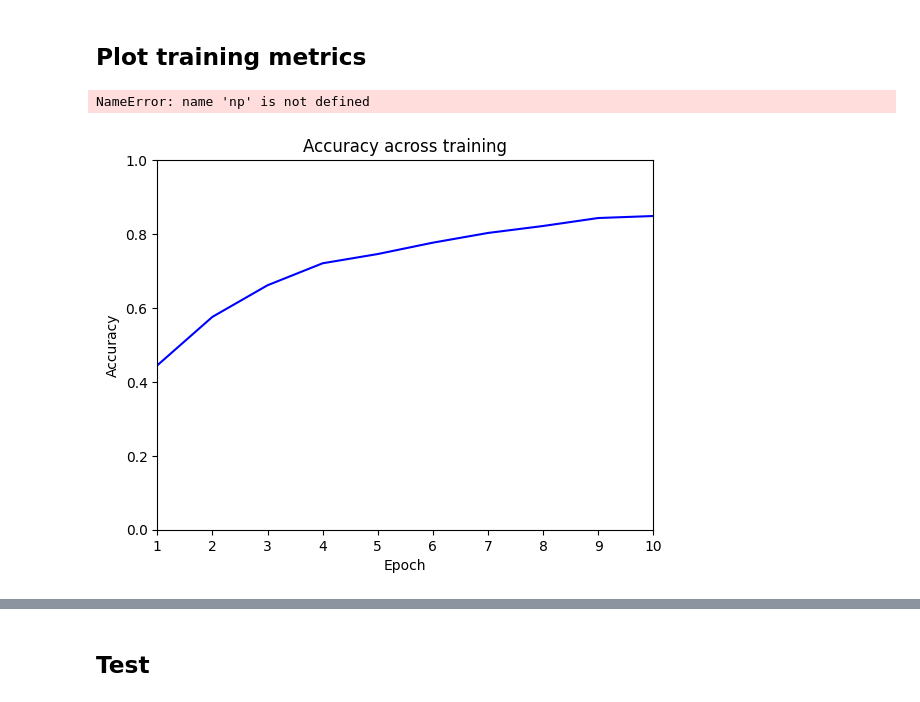
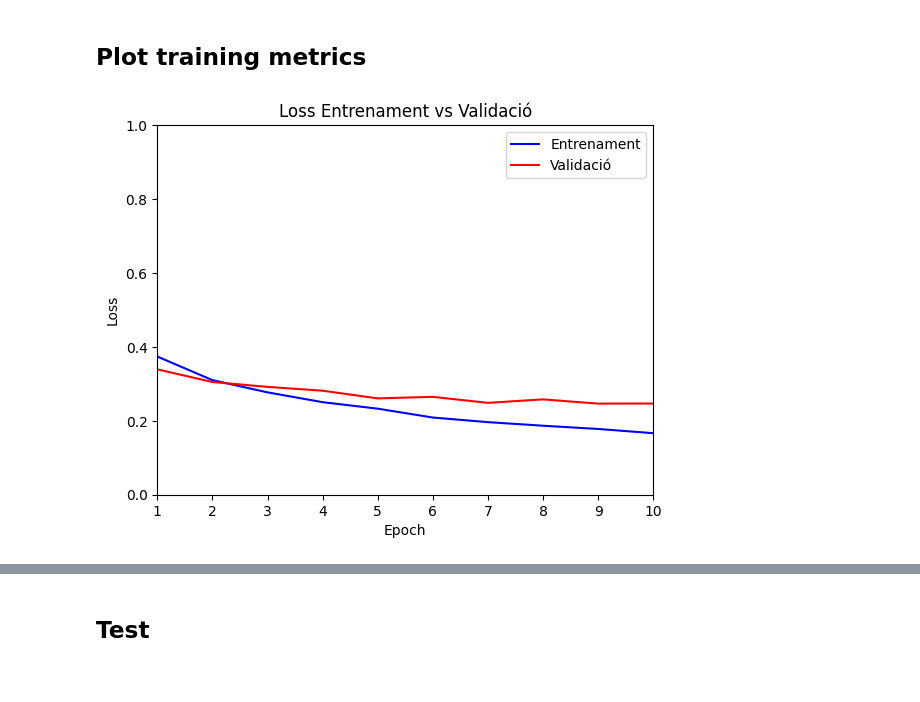
Before and after one commit to ocasalsmo/Edicio_de_video_multicamera, a Jupyter notebook: main.ipynb, the cells around one changed output, grey strips where cells are left out. Saved outputs shown, nothing was run; the diff lists cells and outputs as text; code cells hidden in the pictures.

```diff
--- a/main.ipynb
+++ b/main.ipynb
@@ -189,0 +195,7 @@ Maximum camera ID: 12
+# %%
+#Split training data into training and validation in a 90% 10% proportion
+dataset_training_size = len(train_d)
+train_size = int(0.9*dataset_training_size)
+val_size = dataset_training_size - train_size
+
+training_dataset, validation_dataset = random_split(train_d, [train_size, val_size])
@@ -347,11 +450,9 @@ print(len(train_d))
 # %%
-def train(data_loader, n_epochs = 10, learning_rate = 0.00001, n_cameras = 12):
+def train(train_data_loader, val_data_loader, n_epochs = 10, learning_rate = 0.00001, n_cameras = 12):
     # Defining model class
     model = Multi_Camera_View_Recomendation(number_cameras=n_cameras)
 
     model = model.to(device)
-
-    model.train()
 
     # Loss function and optimiser
     BCE_Loss_Function = nn.BCEWithLogitsLoss()
@@ -365,12 +466,16 @@ def train(data_loader, n_epochs = 10, learning_rate = 0.00001, n_cameras = 12):
     train_losses = []
     train_acc = []
 
+    val_losses = []
+    val_acc = []
+
     for epoch in range(n_epochs):
+        model.train()
         running_loss = 0.0
         running_acc = 0
         n_samples = 0
         # Loop through each data loader batch
-        for batch_ind, batch in enumerate(data_loader):
+        for batch_ind, batch in enumerate(train_data_loader):
             # Moving input to GPU
             cand_frames, cand_cameras_tensor, frame_offset_tensor, past_frames_tensor, current_camera_tensor, selected_cam = batch
 
@@ -428,14 +533,23 @@ def train(data_loader, n_epochs = 10, learning_rate = 0.00001, n_cameras = 12):
                 print(f"Batch {batch_ind}, loss: {l}, accuracy: {batch_acc}")
 
         # Compute average loss of the epoch
-        av_loss = running_loss / len(data_loader)
+        av_loss = running_loss / len(train_data_loader)
         av_acc = running_acc / n_samples
-        print(f"Epoch {epoch + 1}, average loss = {av_loss}, average_accuracy = {av_acc}, number of samples = {n_samples}")
+        print(f"Epoch {epoch + 1}, training set average loss = {av_loss}, training set average accuracy = {av_acc}, number of samples = {n_samples}")
         train_losses.append(av_loss)
         train_acc.append(av_acc)
 
-    return model, train_losses, train_acc
+        # Loss and accuracy of validation dataset
+        print(f"Epoch {epoch + 1} metrics:")
+        loss_validation, accuracy_validation = test(model, val_data_loader)
+        val_losses.append(loss_validation)
+        val_acc.append(accuracy_validation)
+
+
+    return model, train_losses, train_acc, val_losses, val_acc
 # %%
-m, losses, accuracy_v = train(train_loader, n_epochs = 10, learning_rate = 0.00001)
+start_time = time.time()
+m, losses, accuracy, validation_losses, validation_accuracy = train(train_loader, val_loader, n_epochs = 10, learning_rate = 0.00001)
+end_time = time.time()
 # %% [output]
 Warning: You are sending unauthenticated requests to the HF Hub. Please set a HF_TOKEN to enable higher rate limits and faster downloads.
@@ -473,24 +597,21 @@ torch.save(m.state_dict(), "Multi_Camera_Model_State_Directory.pth")
 # %% [markdown]
 ## Plot training metrics
 # %%
-def make_line_plot(xpoints, ypoints, ylab = "", title = "", linecolor="b"):
-    plt.plot(xpoints, ypoints, linestyle = 'solid', color = linecolor)
+def make_line_plot(xpoints, ypoints_one, ypoints_two, ylab = "", title = "", linecolor_one="b", linecolor_two="r", legend_line_one = "Entrenament", legend_line_two = "Validació"):
+    plt.plot(xpoints, ypoints_one, linestyle = 'solid', color = linecolor_one, label = legend_line_one)
+    plt.plot(xpoints, ypoints_two, linestyle = 'solid', color = linecolor_two, label = legend_line_two)
     plt.xlabel("Epoch")
     plt.ylabel(ylab)
     plt.title(title)
     plt.ylim(top=1, bottom=0)
     plt.xlim(left=1, right=10)
+    plt.legend()
     plt.show()
 # %%
-y_loss = np.array(losses)
+y_loss_train = np.array(losses)
+y_loss_val = np.array(validation_losses)
 epochs = np.array([1, 2, 3, 4, 5, 6, 7, 8, 9, 10])
 
-make_line_plot(epochs, y_loss, "Loss", "Loss Across Training", "r")
+make_line_plot(epochs, y_loss_train, y_loss_val, "Loss", "Loss Entrenament vs Validació")
 # %% [output]
-NameError: name 'np' is not defined
+[figure, added]
-# %%
-y_acc = np.array(accuracy_v)
-
-make_line_plot(epochs, y_acc, "Accuracy", "Accuracy across training")
-# %% [output]
-[figure, removed]
```
Also changed, not shown: parts of 16 cells of this notebook, 1 other file.
